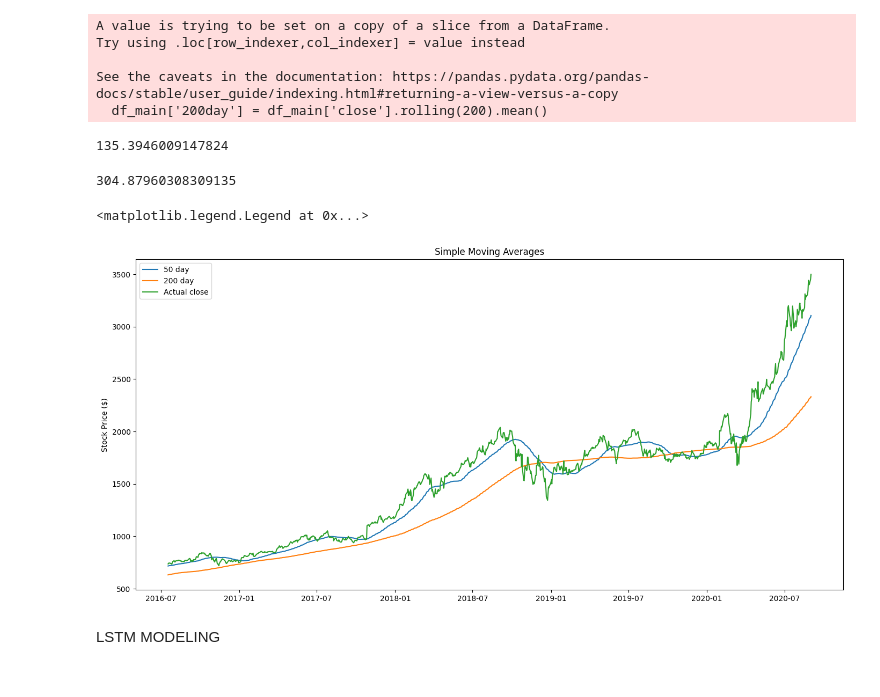
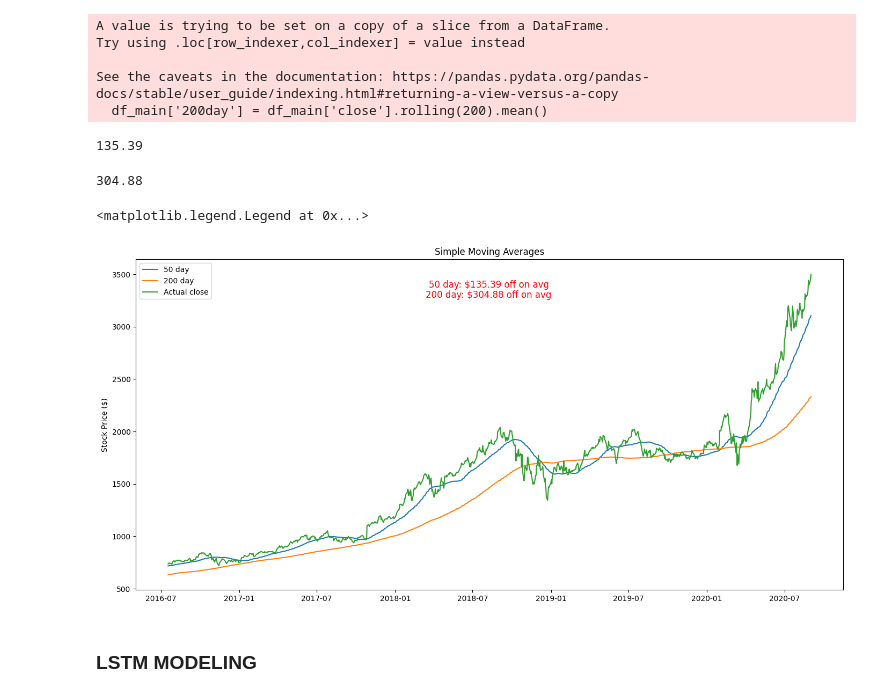
Before and after one commit to rredd002/Stock-Price-Predictions, a Jupyter notebook: Stock_Price_Prediction_notebook.ipynb, the cells around one changed output. Cells and saved outputs as stored; diff of their text form; code cells hidden in the pictures.

```diff
--- a/Stock_Price_Prediction_notebook.ipynb
+++ b/Stock_Price_Prediction_notebook.ipynb
@@ -201,15 +187,16 @@ def calculate_perf_metrics(var):
     return rmse
 # %%
 # Calculating the RMSE of the 50 day rolling average model
-rmse_sma = calculate_perf_metrics(var='50day')
-print(rmse_sma)
+rmse_sma_50 = round(calculate_perf_metrics(var='50day'), 2)
+print(rmse_sma_50)
 # %% [output]
-135.3946009147824
+135.39
 # %%
 # Calculating the RMSE of the 200 day rolling average model
-calculate_perf_metrics(var='200day')
+rmse_sma_200 = round(calculate_perf_metrics(var='200day'), 2)
+rmse_sma_200
 # %% [output]
-304.87960308309135
+304.88
 # %%
 # Creating series variables for date, 50 day, 200 day, close, and average
 date = df_main_test['timestamp']
@@ -219,20 +206,26 @@ close = df_main_test['close']
 avg = df_main_test['average']
 # %%
 # Plotting the closing value price vs the rolling average predictions on the test data
+date_cent = date[len(date)/2]
+y_point_1 = max(close) - 100
+y_point_2 = max(close) - 200
+
 fig, ax = plt.subplots(figsize= (17,8))
 ax.plot(date, sma_50, label='50 day')
 ax.plot(date, sma_200, label='200 day')
 ax.plot(date, close, label='Actual close')
+ax.text(date_cent, y_point_1, f'50 day: ${rmse_sma_50} off on avg', ha='center', va='center', fontsize=12, color='red')
+ax.text(date_cent, y_point_2, f'200 day: ${rmse_sma_200} off on avg', ha='center', va='center', fontsize=12, color='red')
 plt.grid(False)
 plt.title('Simple Moving Averages')
 plt.axis('tight')
 plt.ylabel('Stock Price ($)')
 plt.legend()
 # %% [output]
 <matplotlib.legend.Legend at 0x...>
-[figure, old version]
+[figure, new version]
-# %% [markdown]
-LSTM MODELING
+# %% [markdown]
+### **LSTM MODELING**
 # %%
 # Creating numpy arrays for high price, low price, and average price
 high_prices = df.loc[:, 'high'].values
```
Also changed, not shown: parts of 26 cells of this notebook.
